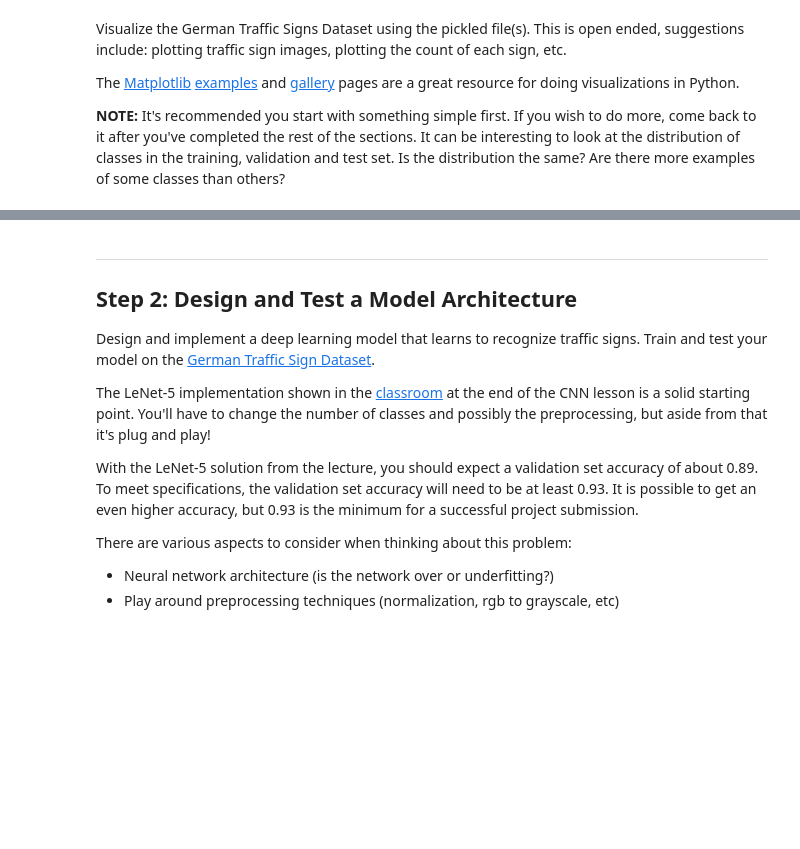
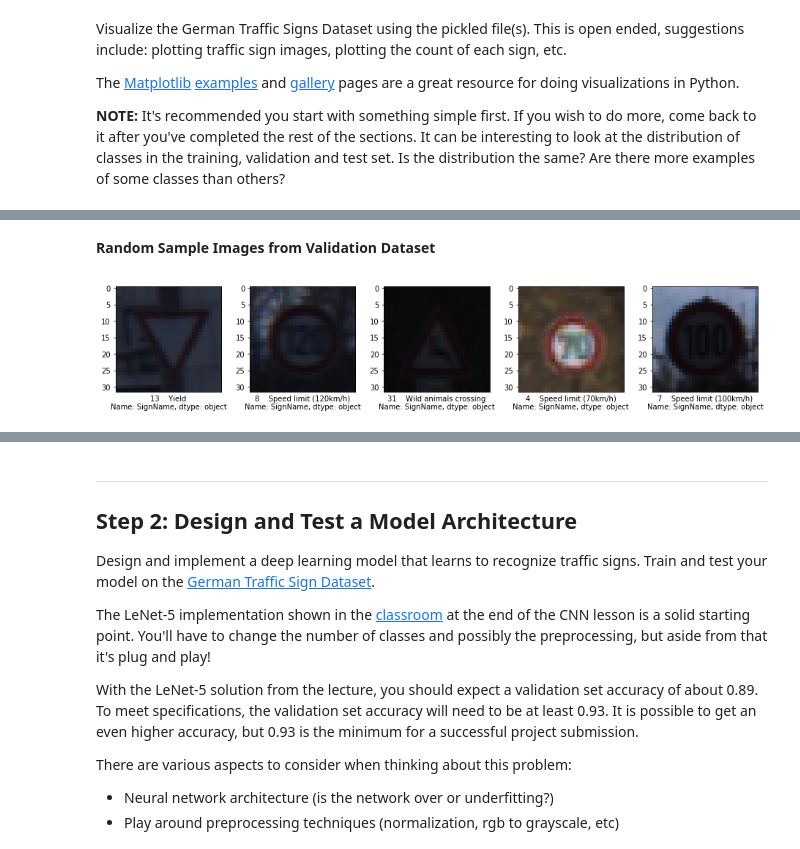
Before and after one commit to vasumaniram/SDCND-P3, a Jupyter notebook: Traffic_Sign_Classifier.ipynb, the cells around one changed output, grey strips where cells are left out. Saved outputs shown, nothing was run; the diff lists cells and outputs as text; code cells hidden in the pictures; blank space fills up the shorter version.

```diff
--- a/Traffic_Sign_Classifier.ipynb
+++ b/Traffic_Sign_Classifier.ipynb
@@ -109,0 +120,6 @@ print(y_train[index])
+# %% [markdown]
+**Random Sample Images from Validation Dataset**
+# %%
+visualize_images(X_valid,y_valid)
+# %% [output]
+[figure, added]
```
Also changed, not shown: parts of 25 cells of this notebook.
